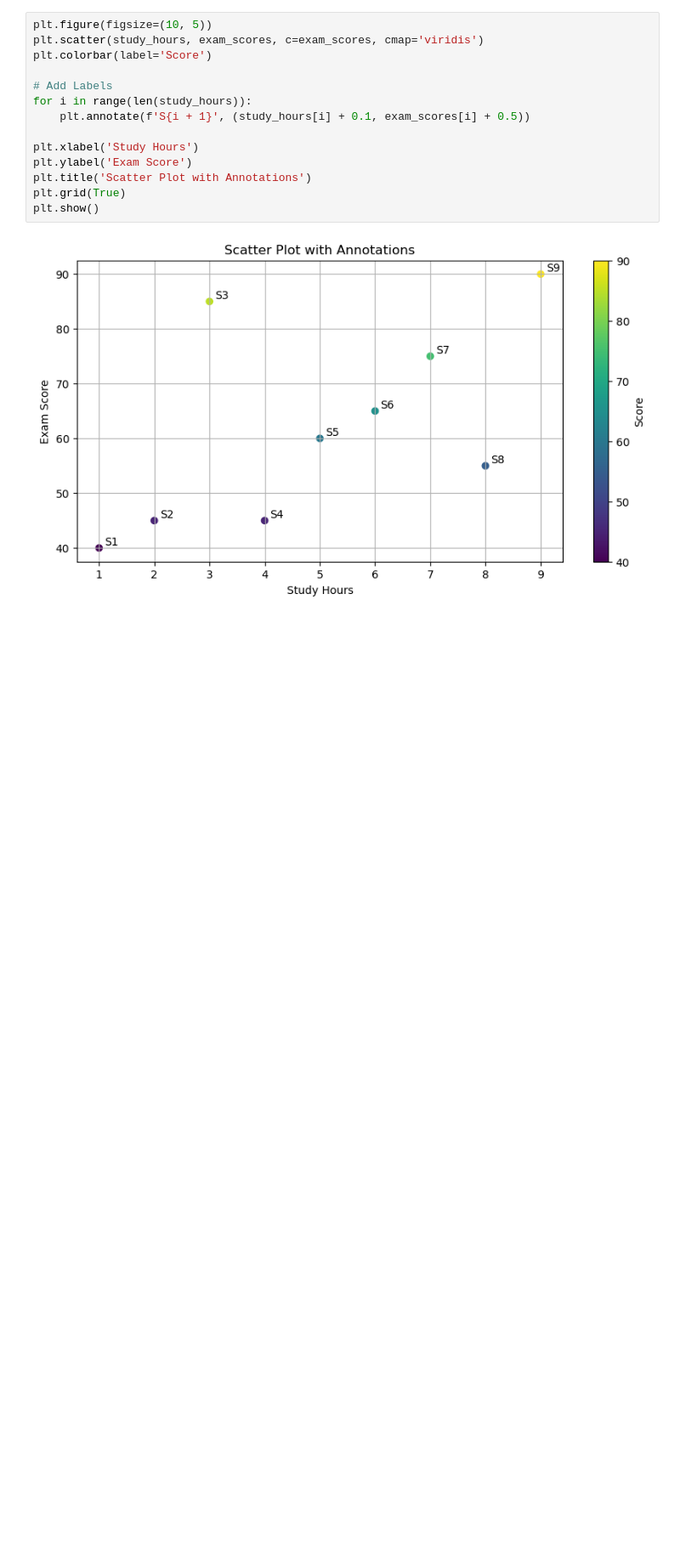
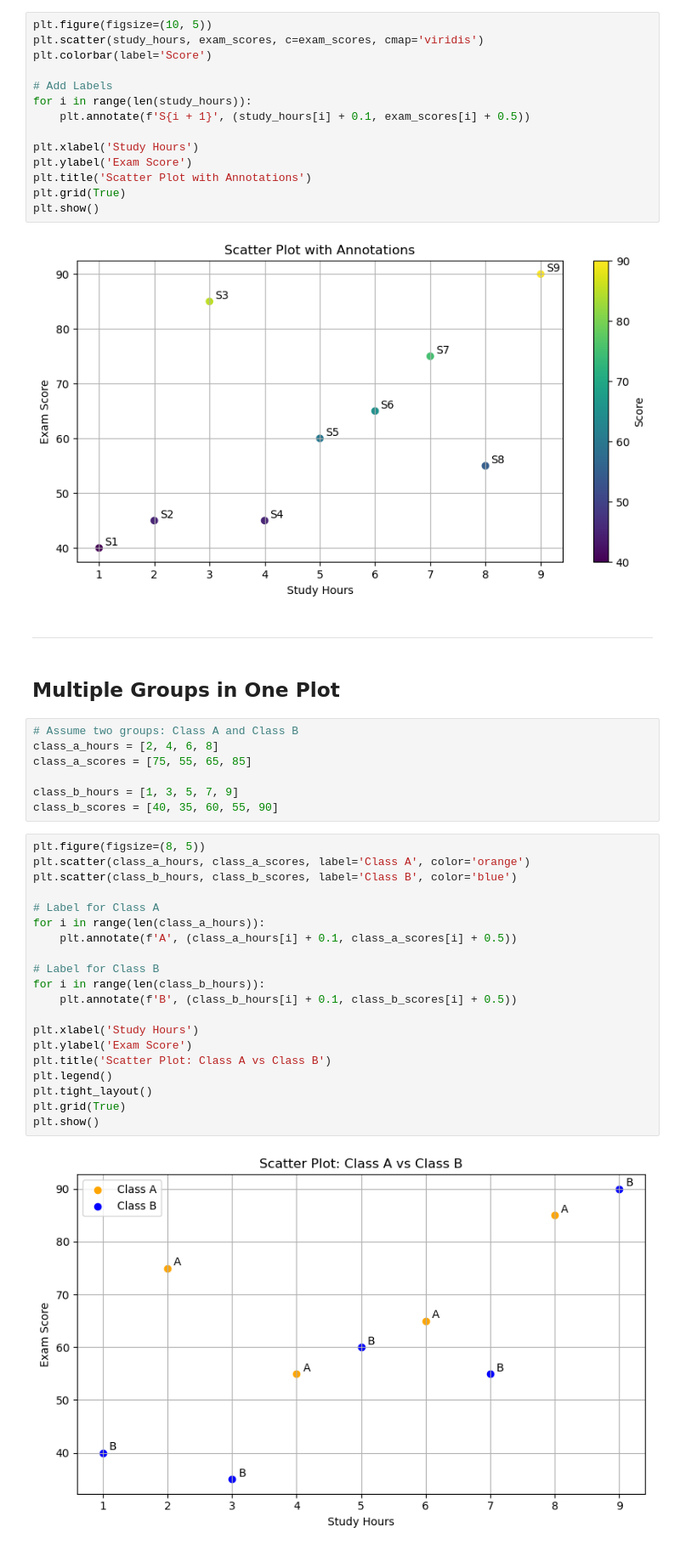
Before and after one commit to yashmahajancd/ULTIMATE-JOB-READY-DATA-SCIENCE, a Jupyter notebook: 08-matplotlib/06_scatter_plots.ipynb, the cells around one changed output. Shown at 85% size. Drawn from its saved outputs; the diff is of its cells as text; blank space fills up the shorter version.

Commit message:
scatter plots in matplotlib

```diff
--- a/08-matplotlib/06_scatter_plots.ipynb
+++ b/08-matplotlib/06_scatter_plots.ipynb
@@ -181,3 +181,36 @@ plt.grid(True)
 plt.show()
 # %% [output]
 [figure]
+# %% [markdown]
+---
+# %% [markdown]
+## Multiple Groups in One Plot
+# %%
+# Assume two groups: Class A and Class B
+class_a_hours = [2, 4, 6, 8]
+class_a_scores = [75, 55, 65, 85]
+
+class_b_hours = [1, 3, 5, 7, 9]
+class_b_scores = [40, 35, 60, 55, 90]
+# %%
+plt.figure(figsize=(8, 5))
+plt.scatter(class_a_hours, class_a_scores, label='Class A', color='orange')
+plt.scatter(class_b_hours, class_b_scores, label='Class B', color='blue')
+
+# Label for Class A
+for i in range(len(class_a_hours)):
+    plt.annotate(f'A', (class_a_hours[i] + 0.1, class_a_scores[i] + 0.5))
+
+# Label for Class B
+for i in range(len(class_b_hours)):
+    plt.annotate(f'B', (class_b_hours[i] + 0.1, class_b_scores[i] + 0.5))
+
+plt.xlabel('Study Hours')
+plt.ylabel('Exam Score')
+plt.title('Scatter Plot: Class A vs Class B')
+plt.legend()
+plt.tight_layout()
+plt.grid(True)
+plt.show()
+# %% [output]
+[figure, added]
```
